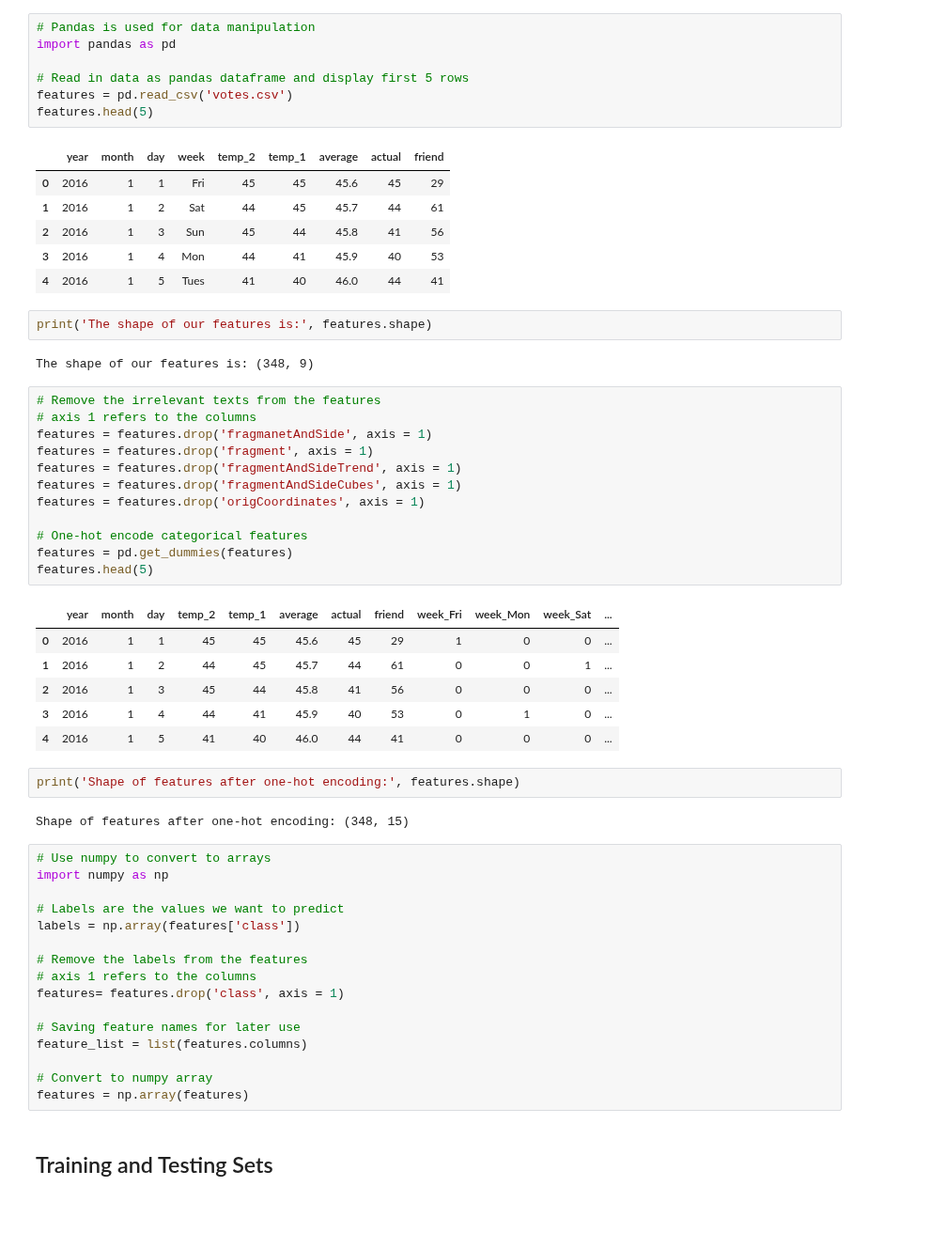
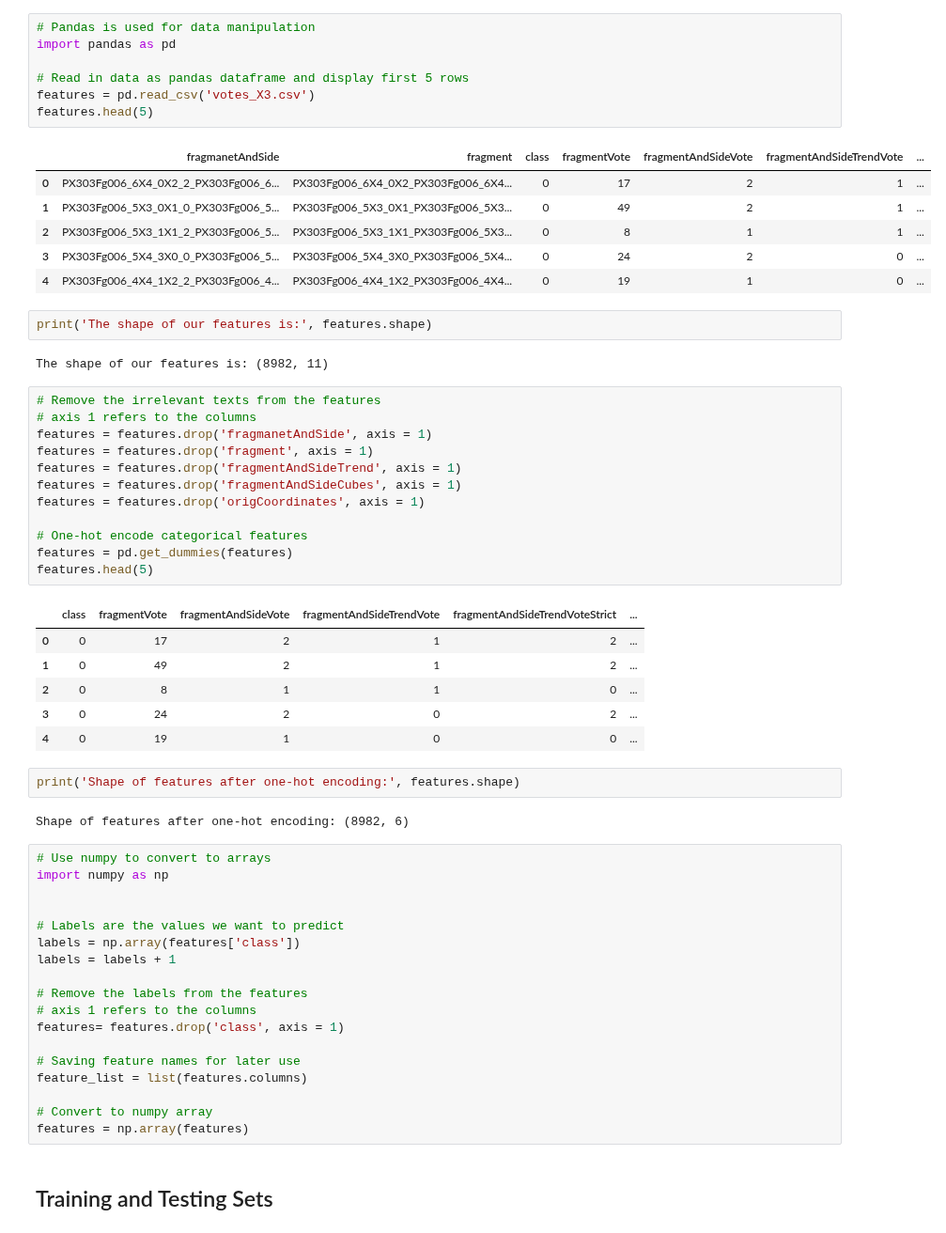
Before and after one commit to roy651/thesis2, a Jupyter notebook: 16_Random_Forest.ipynb, the cells around one changed output. Shown at 94% size. Saved outputs shown, nothing was run; the diff lists cells and outputs as text.

```diff
--- a/16_Random_Forest.ipynb
+++ b/16_Random_Forest.ipynb
@@ -1,21 +1,21 @@
 # %%
 # Pandas is used for data manipulation
 import pandas as pd
 
 # Read in data as pandas dataframe and display first 5 rows
-features = pd.read_csv('votes.csv')
+features = pd.read_csv('votes_X3.csv')
 features.head(5)
 # %% [output]
-|  | year | month | day | week | temp_2 | temp_1 | average | actual | friend |
-| 0 | 2016 | 1 | 1 | Fri | 45 | 45 | 45.6 | 45 | 29 |
-| 1 | 2016 | 1 | 2 | Sat | 44 | 45 | 45.7 | 44 | 61 |
-| 2 | 2016 | 1 | 3 | Sun | 45 | 44 | 45.8 | 41 | 56 |
-| 3 | 2016 | 1 | 4 | Mon | 44 | 41 | 45.9 | 40 | 53 |
-| 4 | 2016 | 1 | 5 | Tues | 41 | 40 | 46.0 | 44 | 41 |
+|  | fragmanetAndSide | fragment | class | fragmentVote | fragmentAndSideVote | fragmentAndSideTrendVote | ... |
+| 0 | PX303Fg006_6X4_0X2_2_PX303Fg006_6... | PX303Fg006_6X4_0X2_PX303Fg006_6X4... | 0 | 17 | 2 | 1 | ... |
+| 1 | PX303Fg006_5X3_0X1_0_PX303Fg006_5... | PX303Fg006_5X3_0X1_PX303Fg006_5X3... | 0 | 49 | 2 | 1 | ... |
+| 2 | PX303Fg006_5X3_1X1_2_PX303Fg006_5... | PX303Fg006_5X3_1X1_PX303Fg006_5X3... | 0 | 8 | 1 | 1 | ... |
+| 3 | PX303Fg006_5X4_3X0_0_PX303Fg006_5... | PX303Fg006_5X4_3X0_PX303Fg006_5X4... | 0 | 24 | 2 | 0 | ... |
+| 4 | PX303Fg006_4X4_1X2_2_PX303Fg006_4... | PX303Fg006_4X4_1X2_PX303Fg006_4X4... | 0 | 19 | 1 | 0 | ... |
 # %%
 print('The shape of our features is:', features.shape)
 # %% [output]
-The shape of our features is: (348, 9)
+The shape of our features is: (8982, 11)
 # %%
 # Remove the irrelevant texts from the features
 # axis 1 refers to the columns
@@ -29,22 +29,24 @@ features = features.drop('origCoordinates', axis = 1)
 features = pd.get_dummies(features)
 features.head(5)
 # %% [output]
-|  | year | month | day | temp_2 | temp_1 | average | actual | friend | week_Fri | week_Mon | week_Sat | ... |
-| 0 | 2016 | 1 | 1 | 45 | 45 | 45.6 | 45 | 29 | 1 | 0 | 0 | ... |
-| 1 | 2016 | 1 | 2 | 44 | 45 | 45.7 | 44 | 61 | 0 | 0 | 1 | ... |
-| 2 | 2016 | 1 | 3 | 45 | 44 | 45.8 | 41 | 56 | 0 | 0 | 0 | ... |
-| 3 | 2016 | 1 | 4 | 44 | 41 | 45.9 | 40 | 53 | 0 | 1 | 0 | ... |
-| 4 | 2016 | 1 | 5 | 41 | 40 | 46.0 | 44 | 41 | 0 | 0 | 0 | ... |
+|  | class | fragmentVote | fragmentAndSideVote | fragmentAndSideTrendVote | fragmentAndSideTrendVoteStrict | ... |
+| 0 | 0 | 17 | 2 | 1 | 2 | ... |
+| 1 | 0 | 49 | 2 | 1 | 2 | ... |
+| 2 | 0 | 8 | 1 | 1 | 0 | ... |
+| 3 | 0 | 24 | 2 | 0 | 2 | ... |
+| 4 | 0 | 19 | 1 | 0 | 0 | ... |
 # %%
 print('Shape of features after one-hot encoding:', features.shape)
 # %% [output]
-Shape of features after one-hot encoding: (348, 15)
+Shape of features after one-hot encoding: (8982, 6)
 # %%
 # Use numpy to convert to arrays
 import numpy as np
 
+
 # Labels are the values we want to predict
 labels = np.array(features['class'])
+labels = labels + 1
 
 # Remove the labels from the features
 # axis 1 refers to the columns
```
Also changed, not shown: parts of 20 cells of this notebook, 3 other files.
